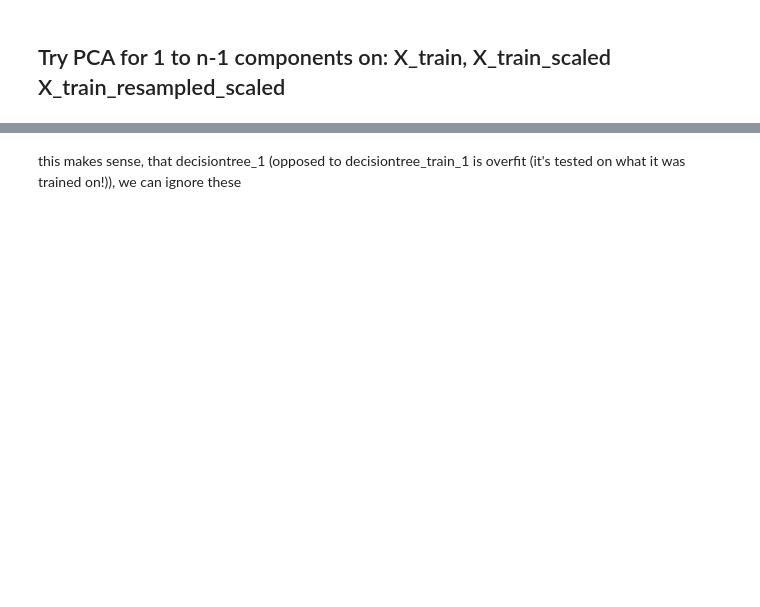
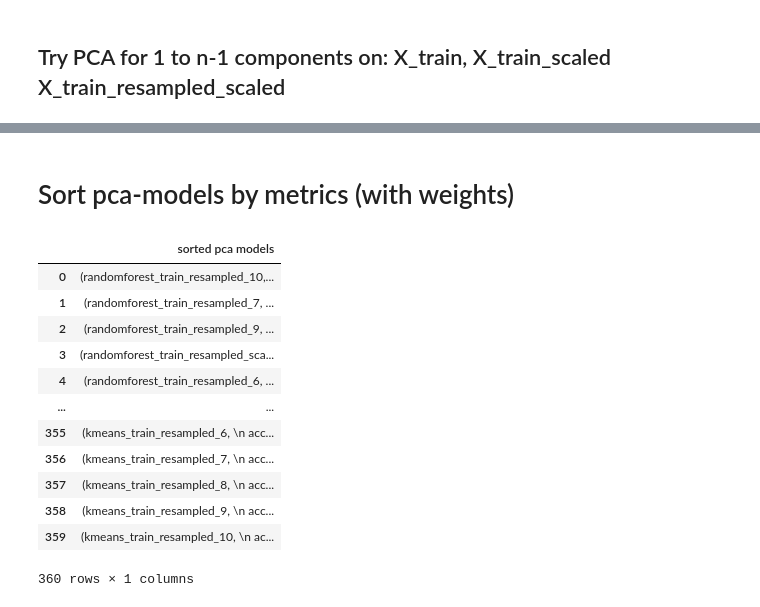
Before and after one commit to steventhestudent/CS4662_Project, a Jupyter notebook: Data Exploration.ipynb, the cells around one changed output, grey strips where cells are left out. Drawn from its saved outputs; the diff is of its cells as text; code cells hidden in the pictures; blank space fills up the shorter version.

````diff
--- a/Data Exploration.ipynb
+++ b/Data Exploration.ipynb
@@ -466,12 +531,13 @@ naive-bayes?
 ## Try PCA for 1 to n-1 components on: X_train, X_train_scaled X_train_resampled_scaled
 # %%
 # stages.keys() # ['DF', 'X_train', 'X_train_resampled', 'X_train_scaled', 'X_test_scaled', 'X_train_resampled_scaled', 'X_train_minmax', 'X_test_minmax', 'X_train_resampled_minmax']
-algos = dict(
+algos = dict( # (algo, args/params) tuples
     decisiontree=(DecisionTreeClassifier, dict(random_state=55)),
-    randomforest=(RandomForestClassifier, dict(random_state=55, n_estimators=19, bootstrap=True)),
+    randomforest=(RandomForestClassifier, dict(random_state=55, n_estimators=25, bootstrap=True)), # todo: try different n w/ pca's
     logisticregression=(linear_model.LogisticRegression, dict(random_state=55, max_iter=10000)),
-    knn=(KNeighborsClassifier, dict(n_neighbors=3, weights='uniform')),
+    knn=(KNeighborsClassifier, dict(n_neighbors=3, weights='uniform')), # todo: try different n w/ pca's
     kmeans=(KMeans, dict(random_state=55, n_clusters=2)),
+    naivebayes=(GaussianNB, dict())
 )
 pcas = dict()
 
@@ -479,24 +545,27 @@ def get_stage(stage_key): # DF|X|Y => '',  X_train => '_train',  X_train_resampl
     if stage_key == 'DF' or stage_key == 'X' or stage_key == 'y': return ''
     return stage_key[1:]
 
-def get_y_stage(stage_key): # DF|X|Y => '',  X_train => '_train',  X_train_resampled => '_train_resampled',  etc.
-    stage_key = stage_key.replace('_scaled', '').replace('_minmax', '') # you don't scale y's
+def get_y_stage(stage_key): # same as above
+    stage_key = stage_key.replace('_scaled', '').replace('_minmax', '') # but: you don't scale y's
     if stage_key == 'DF' or stage_key == 'X' or stage_key == 'y': return ''
     return stage_key[1:]
 
 for algo_key, algo in algos.items():
-    for num_fts in range(1, len(X.columns)-1):
+    for num_fts in range(1, len(X.columns)):
         for stage_key, stage in stages.items():
-            if stage_key.startswith('y') or stage_key.find("_test") != -1: continue
+            if stage_key.startswith('y') or stage_key.find("_test") != -1 or get_stage(stage_key) == '': continue # don't train on _test's, y's, or stageless (overfit from training & testing on same)
             pca_key = f"{algo_key}{get_stage(stage_key)}_{num_fts}"
             pcas[pca_key] = dict(pca=PCA(n_components=num_fts),)
             pcas[pca_key]["stage"] = pcas[pca_key]["pca"].fit_transform(stage) # PCA sub-stage/dataframe
             test_stage_key = f"{stage_key.replace('_train', '_test').replace('_resampled', '')}"
             pcas[pca_key]["test_stage"] = pcas[pca_key]["pca"].transform(stages[test_stage_key]) # PCA sub-stage/dataframe   ——you don't resample testing (don't test synthetic)
-            pcas[pca_key]["model"] = algo[0](**algo[1]) # instantiate model with args
-            pcas[pca_key]["model"].fit(pcas[pca_key]["stage"], stages[f"y{get_y_stage(stage_key)}"]) # fit on
-            pcas[pca_key]["predictions"] = pcas[pca_key]["model"].predict(pcas[pca_key]["test_stage"])
-            pcas[pca_key]["accuracy_score"] = metrics.accuracy_score(stages[f"y{test_stage_key.replace('DF', 'x').replace('_scaled', '').replace('_minmax', '')[1:]}"], pcas[pca_key]["predictions"])
+            # pcas[pca_key]["model"] = algo[0](**algo[1]) # instantiate model with args
+            # pcas[pca_key]["model"].fit(pcas[pca_key]["stage"], stages[f"y{get_y_stage(stage_key)}"]) # fit on
+            # pcas[pca_key]["predictions"] = pcas[pca_key]["model"].predict(pcas[pca_key]["test_stage"])
+            # pcas[pca_key]["accuracy_score"] = metrics.accuracy_score(stages[f"y{test_stage_key.replace('DF', 'x').replace('_scaled', '').replace('_minmax', '')[1:]}"], pcas[pca_key]["predictions"])
+            # pcas[pca_key]["cv"] = cross_val_score(pcas[pca_key]["model"], pcas[pca_key]["stage"], stages[f"y{get_y_stage(stage_key)}"], cv=10)
+            # pcas[pca_key]["cv_mean"] = pcas[pca_key]["cv"].mean()
+            pcas[pca_key]["model"] = ModelMetrics(algo[0](**algo[1]), pcas[pca_key]["stage"], pcas[pca_key]["test_stage"], stages[f"y{get_y_stage(stage_key)}"], stages[f"y{test_stage_key.replace('DF', 'x').replace('_scaled', '').replace('_minmax', '')[1:]}"])
 # %% [markdown]
 generates
 ```
@@ -518,2 +577,25 @@ pd.DataFrame(pcas)
 # %% [markdown]
-this makes sense, that decisiontree_1 (opposed to decisiontree_train_1 is overfit (it's tested on what it was trained on!)), we can ignore these
+# Sort pca-models by metrics (with weights)
+# %%
+tmp = {}
+for model_name in pcas:
+    model = pcas[model_name]["model"]
+    w_f1 = weights['f1'] if model.roc_AUC is not None else weights['f1'] + weights['roc_AUC']/2
+    w_cv = weights['cv_mean'] if model.roc_AUC is not None else weights['cv_mean'] + weights['roc_AUC']/2
+    model.composite_score = (w_f1 * model.f1 + weights['roc_AUC'] * (model.roc_AUC or 0) + w_cv * model.cv_mean)
+    tmp[model_name] = model
+pd.DataFrame({"sorted pca models": sorted(tmp.items(), key=lambda item: item[1].composite_score, reverse=True)})
+# %% [output]
+|  | sorted pca models |
+| 0 | (randomforest_train_resampled_10,... |
+| 1 | (randomforest_train_resampled_7, ... |
+| 2 | (randomforest_train_resampled_9, ... |
+| 3 | (randomforest_train_resampled_sca... |
+| 4 | (randomforest_train_resampled_6, ... |
+| ... | ... |
+| 355 | (kmeans_train_resampled_6, \n acc... |
+| 356 | (kmeans_train_resampled_7, \n acc... |
+| 357 | (kmeans_train_resampled_8, \n acc... |
+| 358 | (kmeans_train_resampled_9, \n acc... |
+| 359 | (kmeans_train_resampled_10, \n ac... |
+360 rows × 1 columns
````
Also changed, not shown: parts of 17 cells of this notebook.
